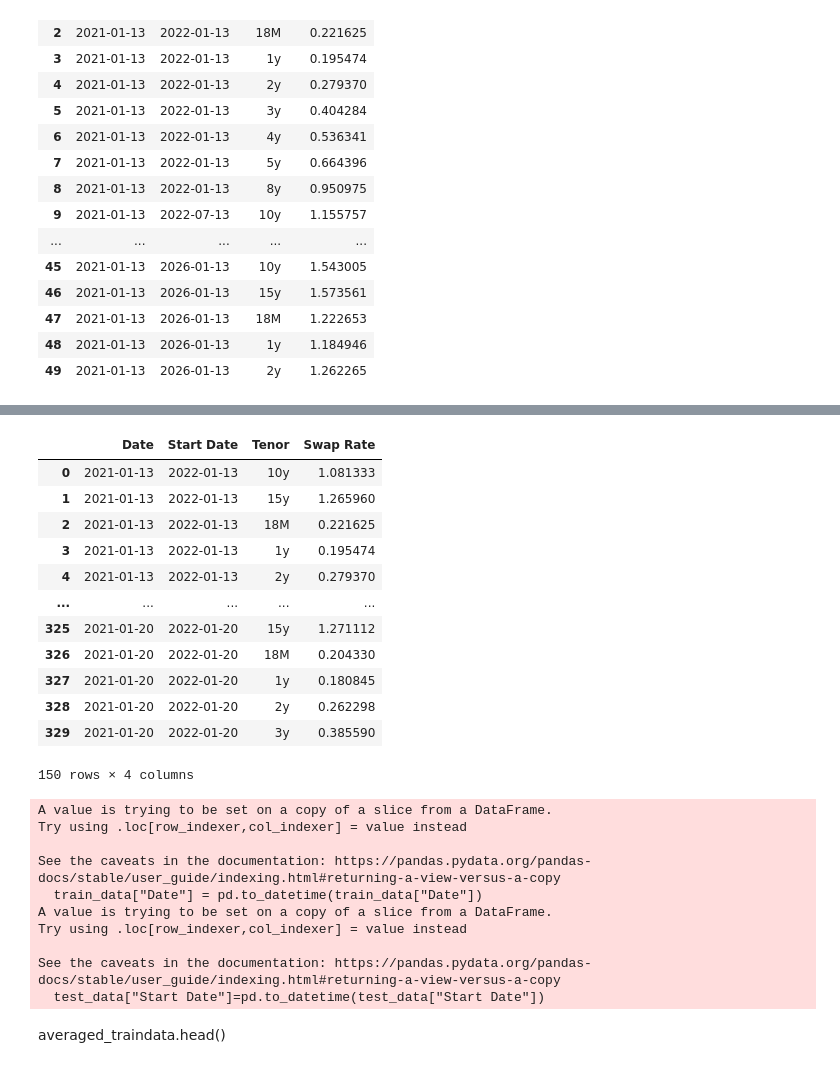
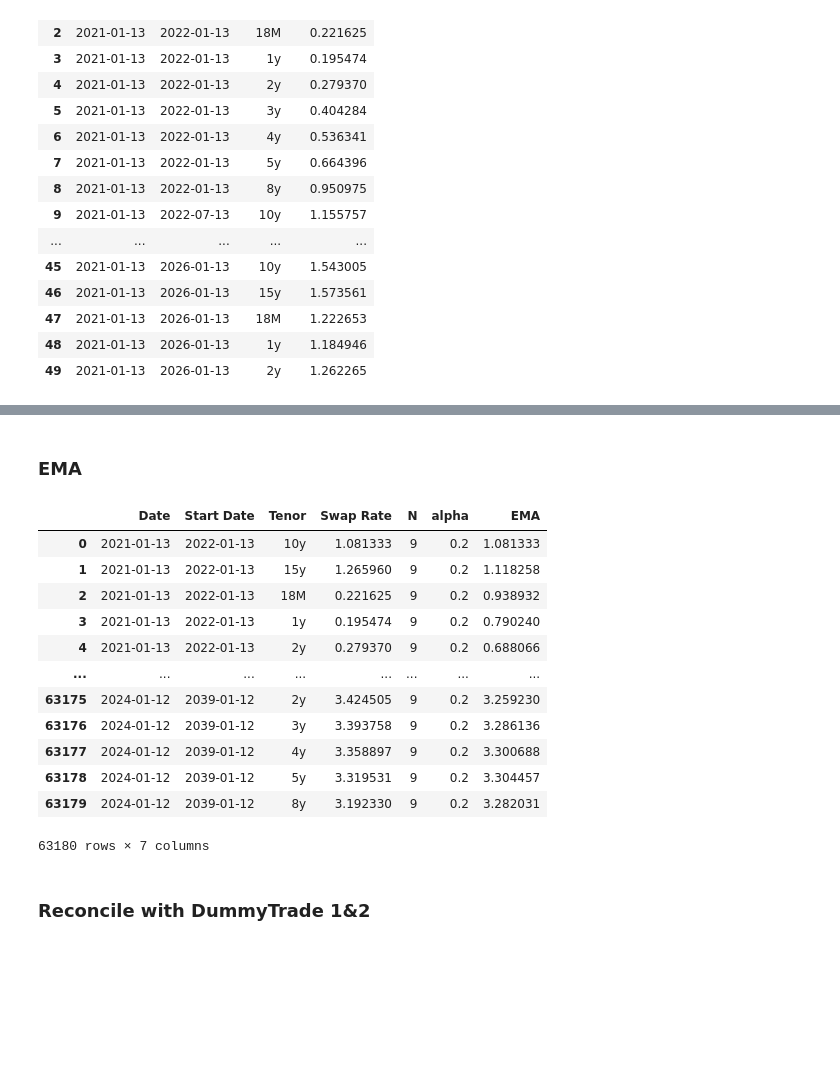
Before and after one commit to Owenliu50377/UBS-Contest, a Jupyter notebook: codes/rates_avg.ipynb, the cells around one changed output, grey strips where cells are left out. Saved outputs shown, nothing was run; the diff lists cells and outputs as text; code cells hidden in the pictures; blank space fills up the shorter version.

```diff
--- a/codes/rates_avg.ipynb
+++ b/codes/rates_avg.ipynb
@@ -25,19 +78,33 @@ swap_rates.head(50)
 # %%
-train_data = swap_rates[swap_rates["Start Date"] < "2024-05-14"]
-test_data = swap_rates[swap_rates["Start Date"] >= "2024-05-14"]
+swap_rates["Date"] = pd.to_datetime(swap_rates["Date"])
+swap_rates["Start Date"]=pd.to_datetime(swap_rates["Start Date"])
-# %%
-train_data.head(150)
-# %% [output]
-|  | Date | Start Date | Tenor | Swap Rate |
-| 0 | 2021-01-13 | 2022-01-13 | 10y | 1.081333 |
-| 1 | 2021-01-13 | 2022-01-13 | 15y | 1.265960 |
-| 2 | 2021-01-13 | 2022-01-13 | 18M | 0.221625 |
-| 3 | 2021-01-13 | 2022-01-13 | 1y | 0.195474 |
-| 4 | 2021-01-13 | 2022-01-13 | 2y | 0.279370 |
-| ... | ... | ... | ... | ... |
-| 325 | 2021-01-20 | 2022-01-20 | 15y | 1.271112 |
-| 326 | 2021-01-20 | 2022-01-20 | 18M | 0.204330 |
-| 327 | 2021-01-20 | 2022-01-20 | 1y | 0.180845 |
-| 328 | 2021-01-20 | 2022-01-20 | 2y | 0.262298 |
-| 329 | 2021-01-20 | 2022-01-20 | 3y | 0.385590 |
-150 rows × 4 columns
+# %% [markdown]
+### EMA
+# %%
+swap_rates['N'] = swap_rates.groupby('Start Date')['Swap Rate'].transform('size')
+swap_rates['alpha'] = 2 / (swap_rates['N'] + 1)
+# %%
+def calculate_ema(group):
+    ema = [group.iloc[0]['Swap Rate']]  # EMA starts with the first data point
+    alpha = group['alpha'].iloc[0]
+    for price in group['Swap Rate'].iloc[1:]:
+        ema.append(alpha * price + (1 - alpha) * ema[-1])
+    return pd.Series(ema, index=group.index)
+# %%
+swap_rates['EMA'] = swap_rates.groupby('Start Date', group_keys=False).apply(calculate_ema,include_groups=False)
+# %%
+swap_rates
+# %% [output]
+|  | Date | Start Date | Tenor | Swap Rate | N | alpha | EMA |
+| 0 | 2021-01-13 | 2022-01-13 | 10y | 1.081333 | 9 | 0.2 | 1.081333 |
+| 1 | 2021-01-13 | 2022-01-13 | 15y | 1.265960 | 9 | 0.2 | 1.118258 |
+| 2 | 2021-01-13 | 2022-01-13 | 18M | 0.221625 | 9 | 0.2 | 0.938932 |
+| 3 | 2021-01-13 | 2022-01-13 | 1y | 0.195474 | 9 | 0.2 | 0.790240 |
+| 4 | 2021-01-13 | 2022-01-13 | 2y | 0.279370 | 9 | 0.2 | 0.688066 |
+| ... | ... | ... | ... | ... | ... | ... | ... |
+| 63175 | 2024-01-12 | 2039-01-12 | 2y | 3.424505 | 9 | 0.2 | 3.259230 |
+| 63176 | 2024-01-12 | 2039-01-12 | 3y | 3.393758 | 9 | 0.2 | 3.286136 |
+| 63177 | 2024-01-12 | 2039-01-12 | 4y | 3.358897 | 9 | 0.2 | 3.300688 |
+| 63178 | 2024-01-12 | 2039-01-12 | 5y | 3.319531 | 9 | 0.2 | 3.304457 |
+| 63179 | 2024-01-12 | 2039-01-12 | 8y | 3.192330 | 9 | 0.2 | 3.282031 |
+63180 rows × 7 columns
@@ -43,0 +113,2 @@ train_data.head(150)
+# %% [markdown]
+### Reconcile with DummyTrade 1&2
@@ -44,16 +117,3 @@ train_data.head(150)
 # %%
-train_data["Date"] = pd.to_datetime(train_data["Date"])
-test_data["Start Date"]=pd.to_datetime(test_data["Start Date"])
+dummyTrade1["Value Date"] = pd.to_datetime(dummyTrade1["Value Date"])
+dummyTrade1["Expiry Date"]=pd.to_datetime(dummyTrade1["Expiry Date"])
-# %% [output]
-A value is trying to be set on a copy of a slice from a DataFrame.
-Try using .loc[row_indexer,col_indexer] = value instead
-
-See the caveats in the documentation: https://pandas.pydata.org/pandas-docs/stable/user_guide/indexing.html#returning-a-view-versus-a-copy
-  train_data["Date"] = pd.to_datetime(train_data["Date"])
-A value is trying to be set on a copy of a slice from a DataFrame.
-Try using .loc[row_indexer,col_indexer] = value instead
-
-See the caveats in the documentation: https://pandas.pydata.org/pandas-docs/stable/user_guide/indexing.html#returning-a-view-versus-a-copy
-  test_data["Start Date"]=pd.to_datetime(test_data["Start Date"])
-# %% [markdown]
-averaged_traindata.head()
```
Also changed, not shown: parts of 22 cells of this notebook.
